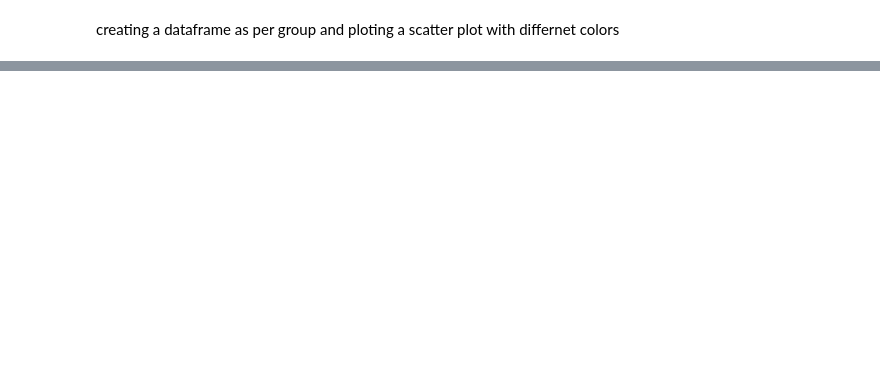
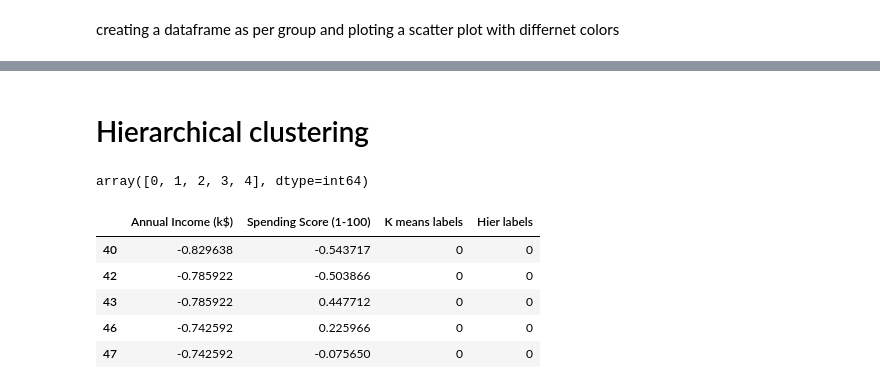
Before and after one commit to Agramoflife/My_machine_learning_notebooks, a Jupyter notebook: asg k means clustering.ipynb, the cells around one changed output, grey strips where cells are left out. Saved outputs shown, nothing was run; the diff lists cells and outputs as text; code cells hidden in the pictures; blank space fills up the shorter version.

```diff
--- a/asg k means clustering.ipynb
+++ b/asg k means clustering.ipynb
@@ -313,0 +413,2 @@ NameError: name 'powerdemo' is not defined
+# %% [markdown]
+# Hierarchical clustering
@@ -313,0 +419,4 @@ NameError: name 'powerdemo' is not defined
+# %%
+np.unique(y_hc) # five clusters
+# %% [output]
+array([0, 1, 2, 3, 4], dtype=int64)
@@ -313,0 +429,9 @@ NameError: name 'powerdemo' is not defined
+# %%
+powerdemo[powerdemo['K means labels'] == 0].head()
+# %% [output]
+|  | Annual Income (k$) | Spending Score (1-100) | K means labels | Hier labels |
+| 40 | -0.829638 | -0.543717 | 0 | 0 |
+| 42 | -0.785922 | -0.503866 | 0 | 0 |
+| 43 | -0.785922 | 0.447712 | 0 | 0 |
+| 46 | -0.742592 | 0.225966 | 0 | 0 |
+| 47 | -0.742592 | -0.075650 | 0 | 0 |
```
Also changed, not shown: parts of 45 cells of this notebook, 3 other files.
